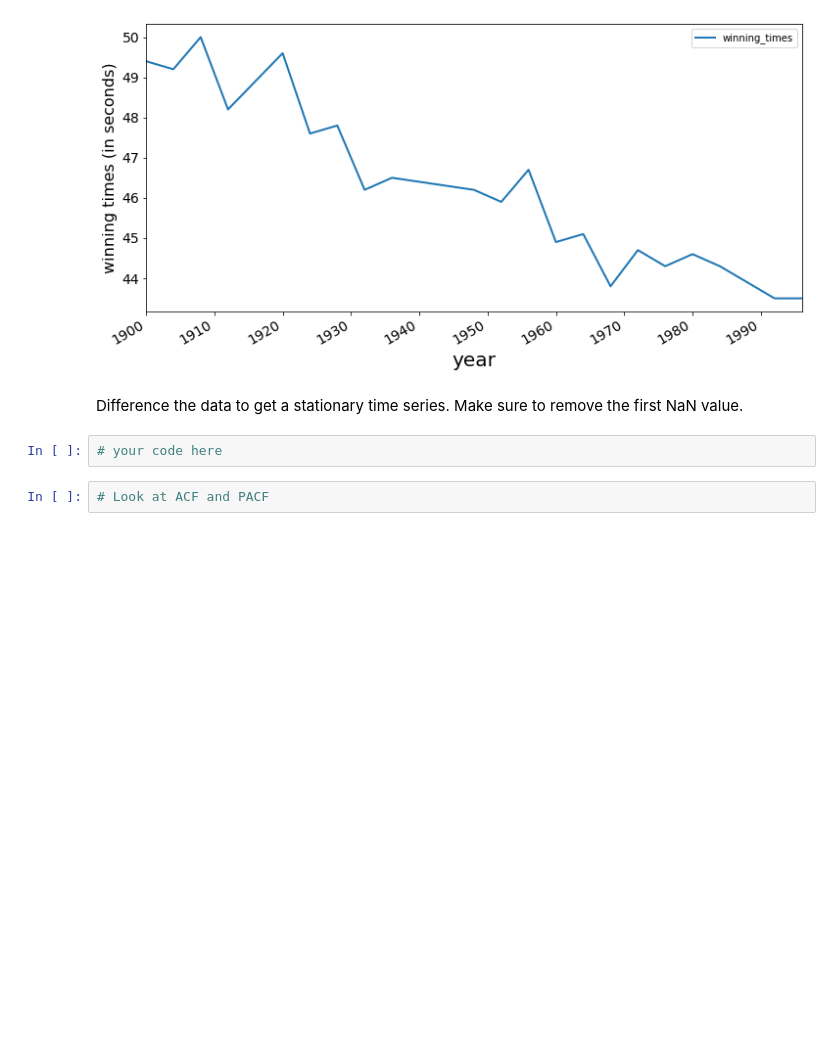
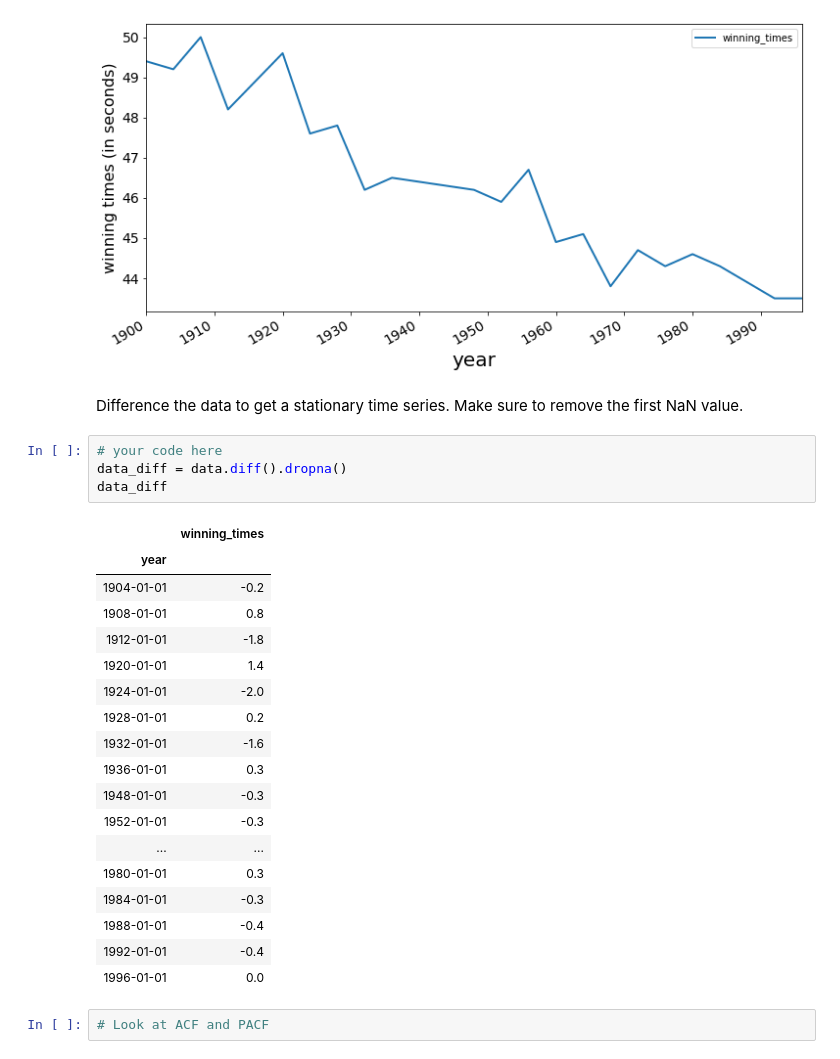
Before and after one commit to kbaranko/dsc-arma-models-lab-nyc-ds-082619, a Jupyter notebook: index.ipynb, the cells around one changed output. Cells and saved outputs as stored; diff of their text form; blank space fills up the shorter version.

```diff
--- a/index.ipynb
+++ b/index.ipynb
@@ -240,6 +240,27 @@ plt.ylabel("winning times (in seconds)", fontsize=16);
 Difference the data to get a stationary time series. Make sure to remove the first NaN value.
 # %%
 # your code here
+data_diff = data.diff().dropna()
+data_diff
+# %% [output]
+|  | winning_times |
+| year |  |
+| 1904-01-01 | -0.2 |
+| 1908-01-01 | 0.8 |
+| 1912-01-01 | -1.8 |
+| 1920-01-01 | 1.4 |
+| 1924-01-01 | -2.0 |
+| 1928-01-01 | 0.2 |
+| 1932-01-01 | -1.6 |
+| 1936-01-01 | 0.3 |
+| 1948-01-01 | -0.3 |
+| 1952-01-01 | -0.3 |
+| ... | ... |
+| 1980-01-01 | 0.3 |
+| 1984-01-01 | -0.3 |
+| 1988-01-01 | -0.4 |
+| 1992-01-01 | -0.4 |
+| 1996-01-01 | 0.0 |
 # %%
 # Look at ACF and PACF
 # %% [markdown]
```
